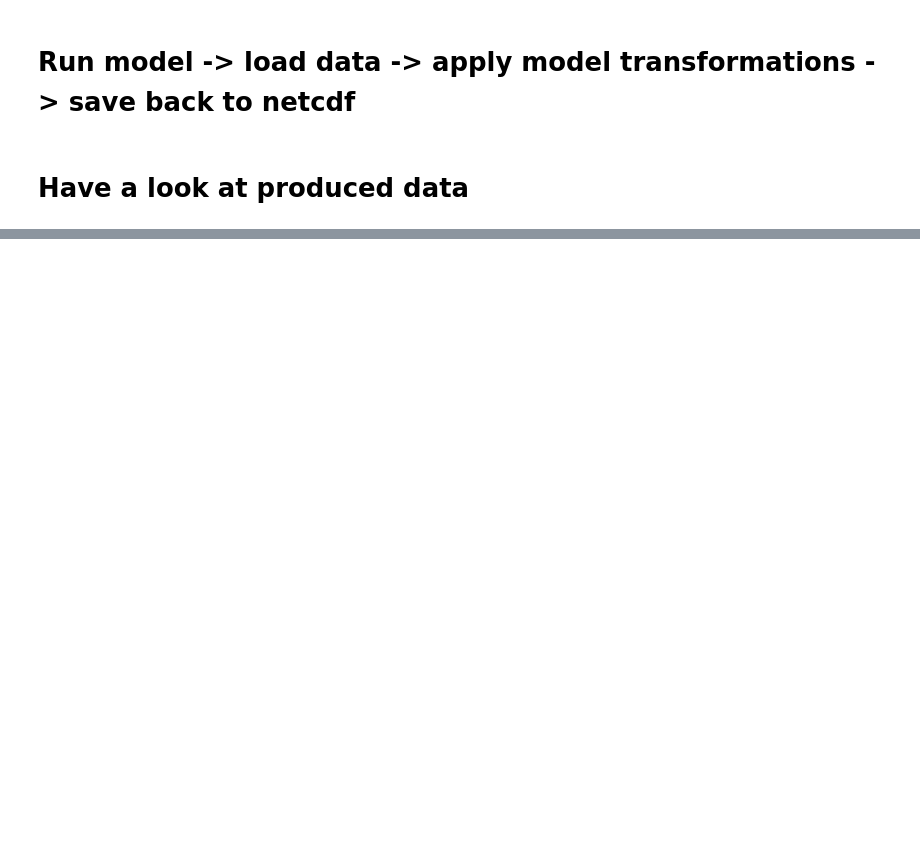
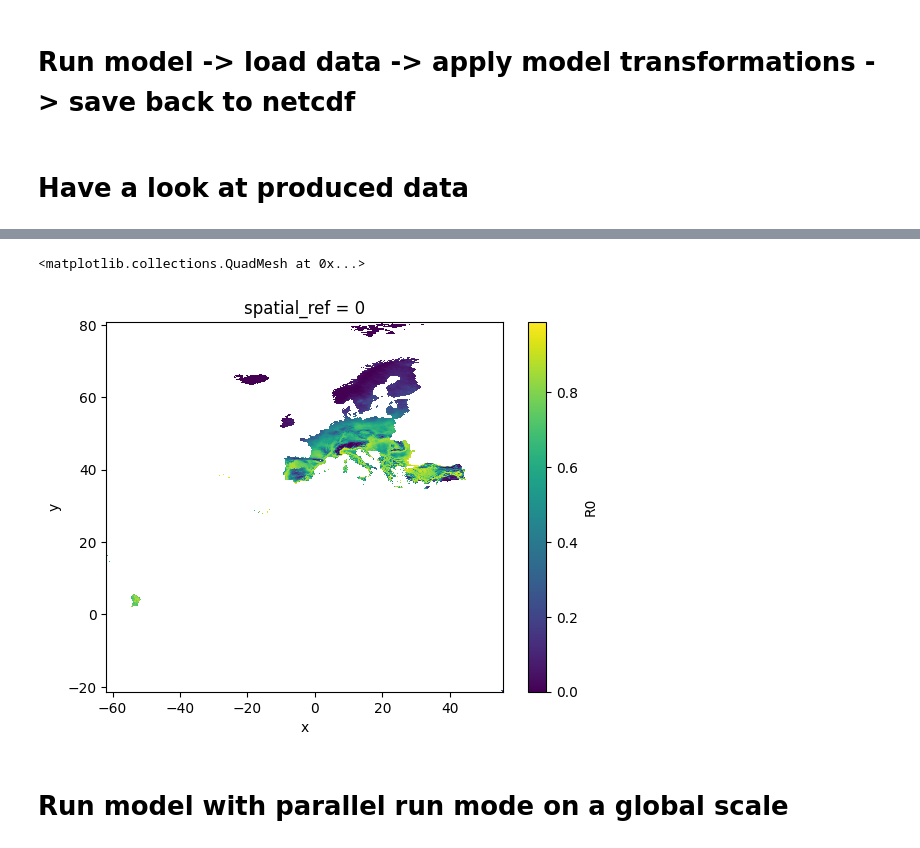
Before and after one commit to ssciwr/onehealth-model-backend, a Jupyter notebook: notebooks/model_python.ipynb, the cells around one changed output, grey strips where cells are left out. Saved outputs shown, nothing was run; the diff lists cells and outputs as text; code cells hidden in the pictures; blank space fills up the shorter version.

```diff
--- a/notebooks/model_python.ipynb
+++ b/notebooks/model_python.ipynb
@@ -41,2 +60,7 @@ data
 # %%
-data["r0"].mean(dim="valid_time").plot(cmap="viridis")
+data["R0"].mean(dim="valid_time").plot(cmap="viridis")
+# %% [output]
+<matplotlib.collections.QuadMesh at 0x...>
+[figure, added]
+# %% [markdown]
+# Run model with parallel run mode on a global scale
```
Also changed, not shown: parts of 9 cells of this notebook, 5 other files.
